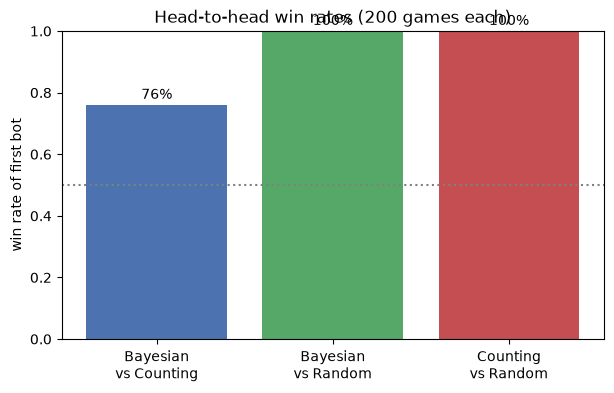
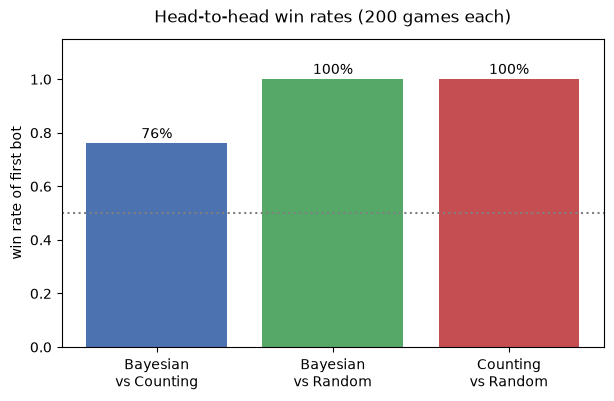
The change to this notebook cell's code, shown as a diff; its figure went from the first image to the second:
--- before
+++ after
@@ -8,6 +8,7 @@
 plt.bar(labels, vals, color=['#4c72b0', '#55a868', '#c44e52'])
 plt.axhline(0.5, ls=':', c='gray'); plt.ylabel('win rate of first bot')
-plt.title(f'Head-to-head win rates ({N} games each)')
+plt.title(f'Head-to-head win rates ({N} games each)', pad=12)
 for i, v in enumerate(vals):
     plt.text(i, v + 0.02, f'{v:.0%}', ha='center')
-plt.ylim(0, 1); plt.show()
+plt.ylim(0, 1.15)  # headroom so value labels clear the title
+plt.show()

Commit: fix(notebook): keep win-rate value labels from colliding with the title